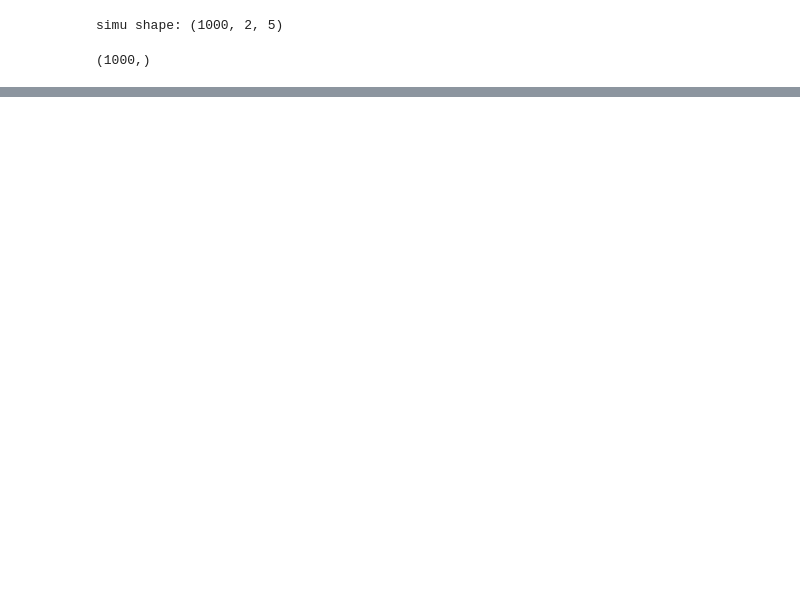
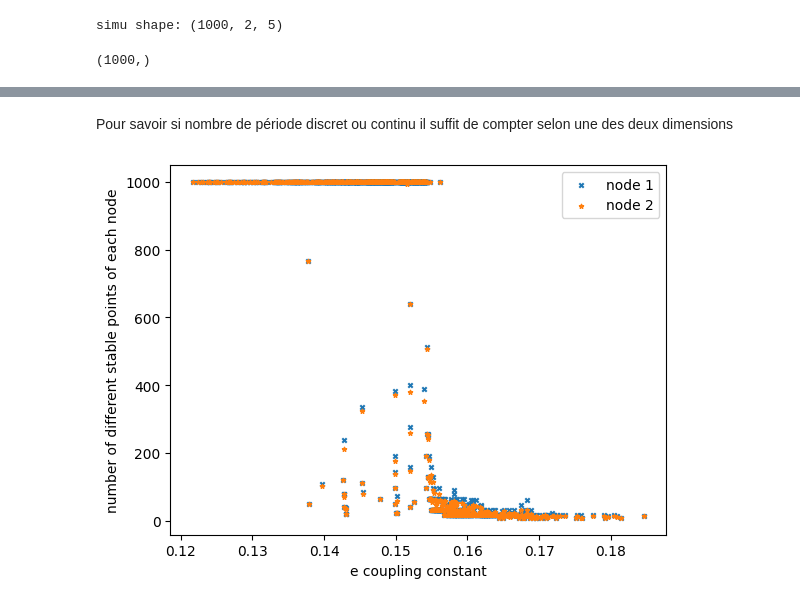
Before and after one commit to ENSLProjects/Numerical_Project, a Jupyter notebook: ToyProblem.ipynb, the cells around one changed output, grey strips where cells are left out. Saved outputs shown, nothing was run; the diff lists cells and outputs as text; code cells hidden in the pictures; blank space fills up the shorter version.

```diff
--- a/ToyProblem.ipynb
+++ b/ToyProblem.ipynb
@@ -249,0 +206,9 @@ plt.show()
+# %%
+def full_points(a, b, c, d, x0, y0, u0, v0, n, Eps, points_gardes):
+    p = len(Eps)
+    all_points = np.zeros((points_gardes, 2, 2, p))
+    for i in range(p):
+        all_points[:, :, :, i] = coupled_henon_map(
+            a, b, c, d, x0, y0, u0, v0, n, Eps[i]
+        )[-points_gardes:, :, :]
+    return all_points
@@ -249,0 +241,4 @@ plt.show()
+# %% [markdown]
+Pour savoir si nombre de période discret ou continu il suffit de compter selon une des deux dimensions
+# %%
+rng = np.random.default_rng(12345)
@@ -249,0 +247,16 @@ plt.show()
+# %%
+Epsilon = np.abs(rng.normal(0.15, 1e-2, 1000))
+# %%
+data = full_points(a, b, c, d, x0, y0, u0, v0, n, Epsilon, points_gardes)
+u_counting = count(data, "u")
+x_counting = count(data, "x")
+# %%
+fig, ax = plt.subplots()
+ax.scatter(Epsilon, x_counting, label="node 1",marker="x", s=10)
+ax.scatter(Epsilon, u_counting, label="node 2", marker="*", s=10)
+ax.set_xlabel("e coupling constant")
+ax.set_ylabel("number of different stable points of each node")
+plt.legend()
+plt.show()
+# %% [output]
+[figure, added]
```
Also changed, not shown: parts of 15 cells of this notebook.
